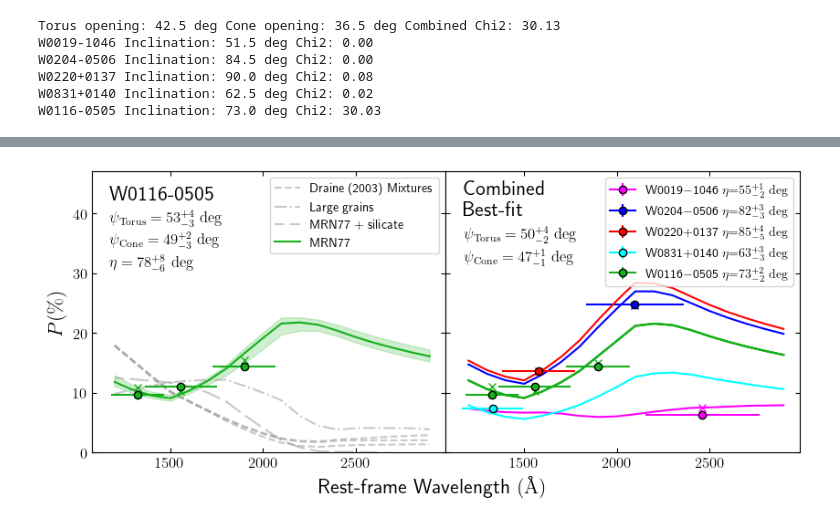
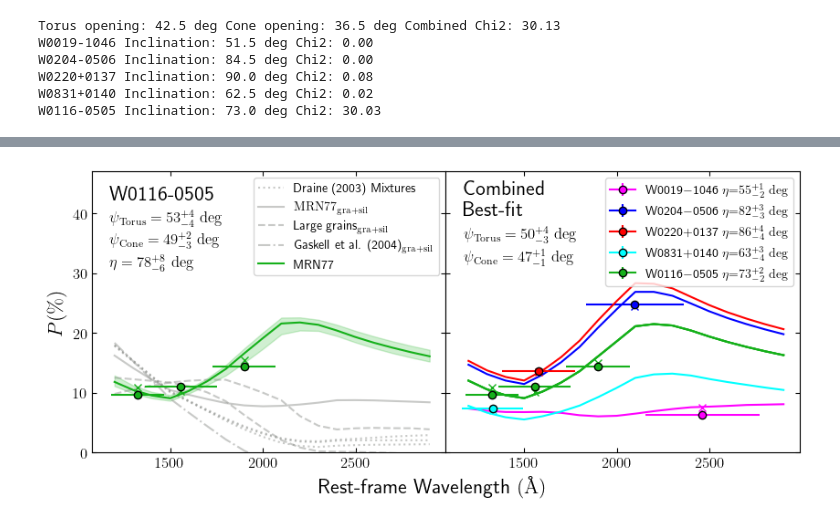
Before and after one commit to rjassef/Impol_BHDs_repo, a Jupyter notebook: plots/SKIRTOR_fit/fit_pfrac_MCMC.ipynb, the cells around one changed output, grey strips where cells are left out. Drawn from its saved outputs; the diff is of its cells as text; code cells hidden in the pictures.

Commit message:
Updated labels and other models shown for W0116 to match W0204 paper. Added option to save flatchains.

```diff
--- a/plots/SKIRTOR_fit/fit_pfrac_MCMC.ipynb
+++ b/plots/SKIRTOR_fit/fit_pfrac_MCMC.ipynb
@@ -216,4 +216,22 @@ wid = "W0116-0505"
 i, j, k = np.unravel_index(np.argmin(chi2_map[wid], axis=None), chi2_map[wid].shape)
 x0_W0116 = np.array([tang_grid[i].value, cang_grid[j].value, iang_grid[k].value])
 
-flatchain_W0116 = run_MCMC(x0_W0116, wids=[wid])
+try:
+    if force_MCMC:
+        raise FileNotFoundError
+    flatchain_W0116 = np.loadtxt("W0116_flatchain.txt")
+
+    # wids = [wid]
+    # labels = [
+    #     "Torus Opening Angle",
+    #     "Cone Opening Angle",
+    # ]
+    # for wid in wids:
+    #     labels.append("Inclination {}".format(wid))
+    # truths = np.copy(x0_W0116)
+    # truths[1] += 10
+    # fig = corner.corner(flatchain, labels=labels, truths=truths)
+
+except FileNotFoundError:
+    flatchain_W0116 = run_MCMC(x0_W0116, wids=[wid])
+    np.savetxt("W0116_flatchain.txt", flatchain_W0116)
@@ -461,17 +491,19 @@ wid = "W0116-0505"
 #First plot the range of plaussible models.
 axs[0].fill_between(lam_grid.value, curve_min, curve_max, color=colors[wid], alpha=0.2)
 
-labels = ['Draine (2003) Mixtures', None, None, 'Large grains', 'MRN77 + silicate']
+#labels = ['Draine (2003) Mixtures', None, None, 'Large grains', 'MRN77 + silicate']
 for mm, osk in enumerate(other_sk):
     kk = np.argmin(other_chi2[mm])
-    ls = 'dashed'
-    if mm==3:
-        ls = 'dashdot'
-    elif mm==4:
-        ls = (5, (10,3))
-    elif mm==5:
-        ls = 'dotted'
-    axs[0].plot(lam_grid, 100*osk.p((iang_grid[kk]*np.ones(lam_grid.shape), lam_grid)), c='xkcd:grey',ls=ls, label=labels[mm], alpha=0.5)
+    ls = other_sk_models[mm]['ls']
+    label = other_sk_models[mm]['label']
+    # ls = 'dashed'
+    # if mm==3:
+    #     ls = 'dashdot'
+    # elif mm==4:
+    #     ls = (5, (10,3))
+    # elif mm==5:
+    #     ls = 'dotted'
+    axs[0].plot(lam_grid, 100*osk.p((iang_grid[kk]*np.ones(lam_grid.shape), lam_grid)), c='xkcd:grey',ls=ls, label=label, alpha=0.5)
 
 axs[0].plot(lam_grid, 100*pw_l.p((x_best_W0116[0]*np.ones(lam_grid.shape)*u.deg, (x_best_W0116[1]-10)*np.ones(lam_grid.shape)*u.deg, x_best_W0116[2]*np.ones(lam_grid.shape)*u.deg, lam_grid)), c=colors[wid],ls='solid', label='MRN77')
 
@@ -491,31 +523,31 @@ axs[0].legend()#loc=(0.45, 0.55))
 #On the other, we will show the combined best fit.
 for iwid, wid in enumerate(op.wids):
 
     for bname in op.pfrac[wid].keys():
 
         if bname == "R_SPECIAL":
             #label = r"{} $\eta$=${:.1f}^{{\circ}}$".format(re.sub("-","$-$",wid), x_best[2+iwid])
             label = r"{} $\eta$=${:.0f}_{{-{:.0f}}}^{{+{:.0f}}}~\rm deg$".format(re.sub("-","$-$",wid), x_best[2+iwid], comb_err_low[2+iwid], comb_err_high[1+iwid])
         else:
             label = None
 
         axs[1].plot(lam_grid, 100*pw_l.p((x_best[0]*np.ones(lam_grid.shape)*u.deg, (x_best[1]-10)*np.ones(lam_grid.shape)*u.deg, x_best[2+iwid]*np.ones(lam_grid.shape)*u.deg, lam_grid)), c=colors[wid],ls='solid')
 
         axs[1].errorbar([bands.bp[bname].barlam().value/(1+op.z[wid])], [op.pfrac[wid][bname]], xerr=[bands.bp[bname].rectwidth().value/2./(1+op.z[wid])], yerr=[op.epfrac[wid][bname]], marker='o', color=colors[wid], markeredgecolor='black', label=label)
 
         p_mod = pw_l.p_bb(bands.bp[bname], [x_best[0]]*u.deg, [(x_best[1]-10)]*u.deg, [x_best[2+iwid]]*u.deg, specs.lam_obs[wid], specs.flam[wid], op.z[wid])
         axs[1].plot([bands.bp[bname].barlam().value/(1+op.z[wid])], [p_mod[0,0,0]*100], c=colors[wid], marker='x')
 
 axs[1].text(0.05, 0.9, "Combined\nBest-fit", transform=axs[1].transAxes, fontsize=16, weight='bold', va='center')
 axs[1].text(0.05, 0.76, r"$\psi_{{\rm Torus}} = {:.0f}_{{-{:.0f}}}^{{+{:.0f}}}~\rm deg$".format(x_best[0], comb_err_low[0], comb_err_high[0]), transform=axs[1].transAxes, fontsize=12)
 axs[1].text(0.05, 0.68, r"$\psi_{{\rm Cone}}  = {:.0f}_{{-{:.0f}}}^{{+{:.0f}}}~\rm deg$".format(x_best[1], comb_err_low[1], comb_err_high[1]), transform=axs[1].transAxes, fontsize=12)
 axs[1].legend(loc='upper right')
 
 axs[0].set_ylim([0., 47.])
 
 axs[0].set_ylabel(r"$P (\%)$", fontsize=16)
 fig.text(0.5, 0., r"Rest-frame Wavelength $(\rm \AA)$", ha='center', fontsize=16)
 
 fig.savefig("SKIRTOR_MRN77_best-fit_MCMC.png", dpi=200, bbox_inches='tight')
 # %% [output]
-[figure, old version]
+[figure, new version]
```
Also changed, not shown: parts of 7 cells of this notebook, 3 other files.
